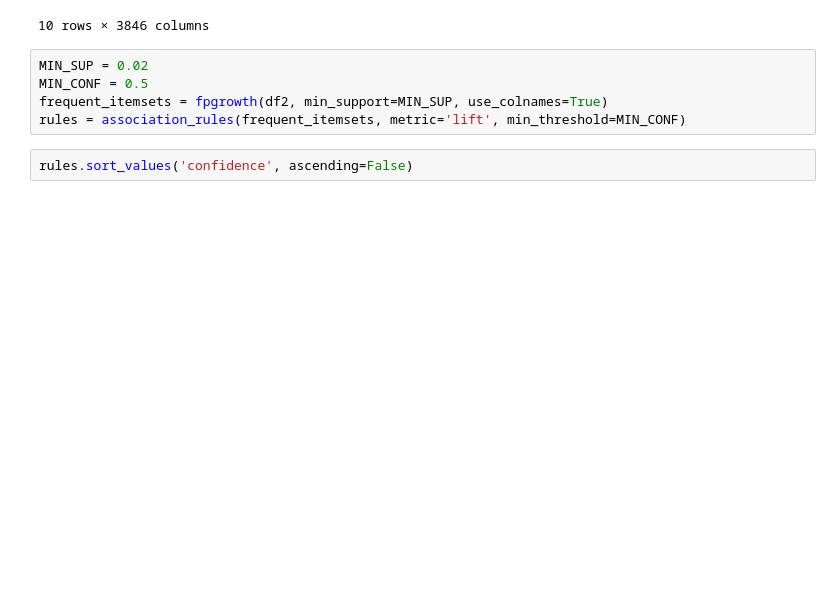
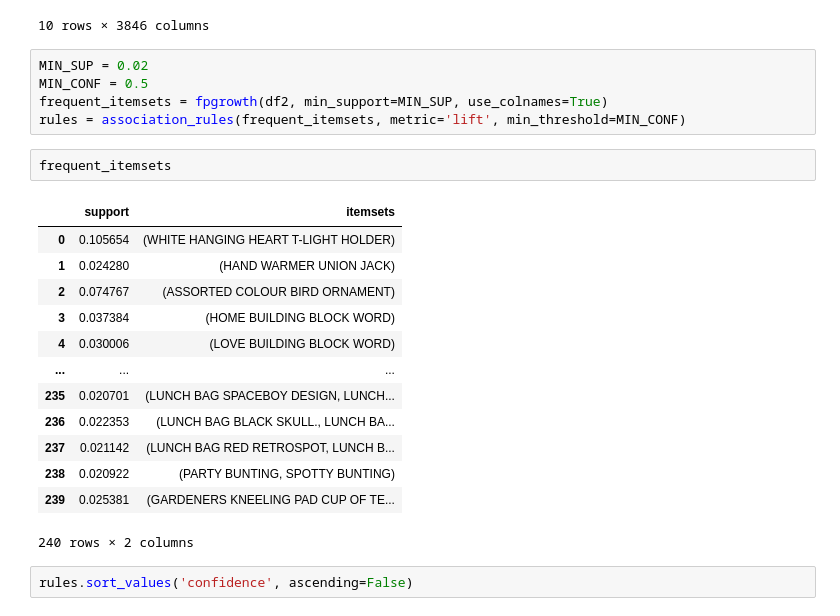
Before and after one commit to quocquann/AssociationRulesMinning, a Jupyter notebook: main.ipynb, the cells around one changed output. Drawn from its saved outputs; the diff is of its cells as text; blank space fills up the shorter version.

```diff
--- a/main.ipynb
+++ b/main.ipynb
@@ -152,6 +171,22 @@ MIN_SUP = 0.02
 MIN_CONF = 0.5
 frequent_itemsets = fpgrowth(df2, min_support=MIN_SUP, use_colnames=True)
 rules = association_rules(frequent_itemsets, metric='lift', min_threshold=MIN_CONF)
+# %%
+frequent_itemsets
+# %% [output]
+|  | support | itemsets |
+| 0 | 0.105654 | (WHITE HANGING HEART T-LIGHT HOLDER) |
+| 1 | 0.024280 | (HAND WARMER UNION JACK) |
+| 2 | 0.074767 | (ASSORTED COLOUR BIRD ORNAMENT) |
+| 3 | 0.037384 | (HOME BUILDING BLOCK WORD) |
+| 4 | 0.030006 | (LOVE BUILDING BLOCK WORD) |
+| ... | ... | ... |
+| 235 | 0.020701 | (LUNCH BAG SPACEBOY DESIGN, LUNCH... |
+| 236 | 0.022353 | (LUNCH BAG BLACK SKULL., LUNCH BA... |
+| 237 | 0.021142 | (LUNCH BAG RED RETROSPOT, LUNCH B... |
+| 238 | 0.020922 | (PARTY BUNTING, SPOTTY BUNTING) |
+| 239 | 0.025381 | (GARDENERS KNEELING PAD CUP OF TE... |
+240 rows × 2 columns
 # %%
 rules.sort_values('confidence', ascending=False)
 # %% [output]
```
Also changed, not shown: parts of 7 cells of this notebook.
